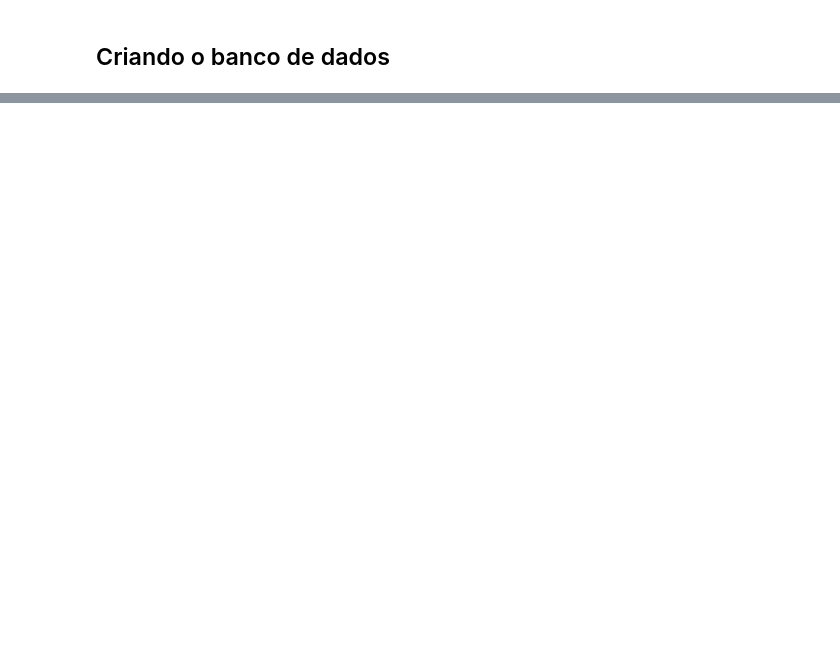
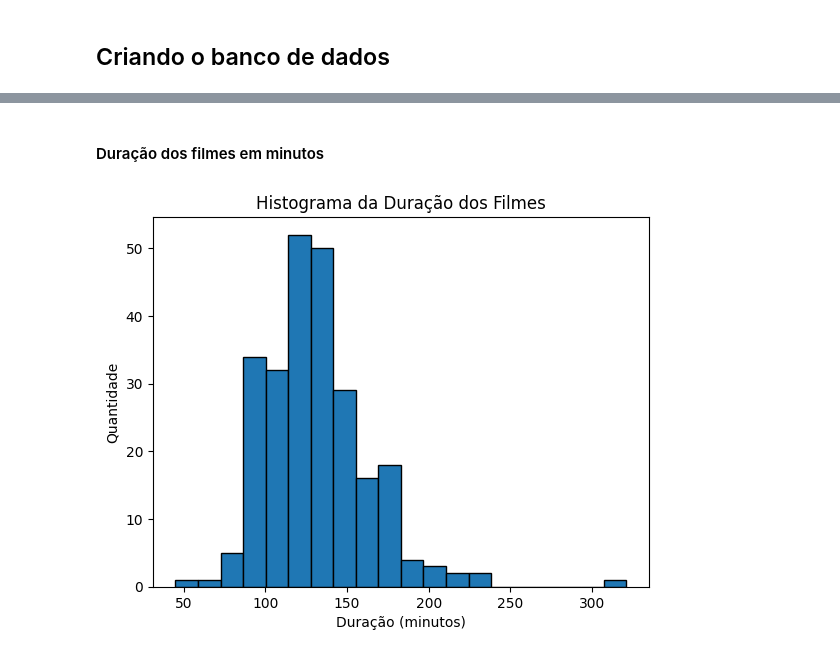
Before and after one commit to keiyanishio/Web-Scracping-IMDB, a Jupyter notebook: projeto/PROJETO_WEB_SCRAPPER.ipynb, the cells around one changed output, grey strips where cells are left out. Drawn from its saved outputs; the diff is of its cells as text; code cells hidden in the pictures; blank space fills up the shorter version.

```diff
--- a/projeto/PROJETO_WEB_SCRAPPER.ipynb
+++ b/projeto/PROJETO_WEB_SCRAPPER.ipynb
@@ -164,0 +403,10 @@ data.to_csv("imdb.csv")
+# %% [markdown]
+#### Duração dos filmes em minutos
+# %%
+plt.hist(df['Duration (Minutes)'], bins=20, edgecolor='black')
+plt.title('Histograma da Duração dos Filmes')
+plt.xlabel('Duração (minutos)')
+plt.ylabel('Quantidade')
+plt.show()
+# %% [output]
+[figure, added]
```
Also changed, not shown: parts of 65 cells of this notebook.
